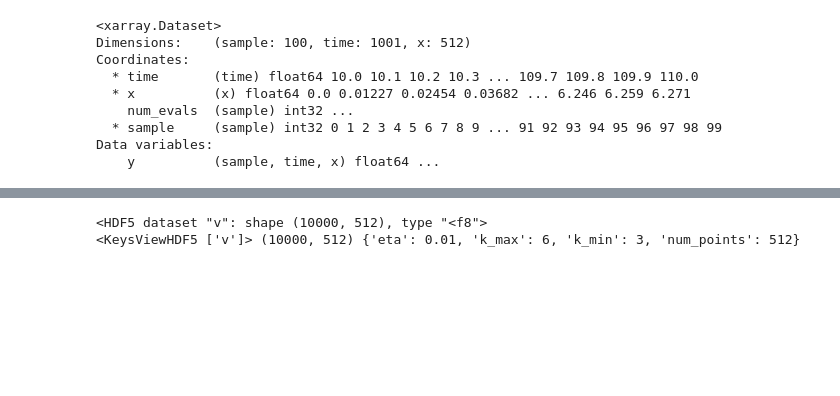
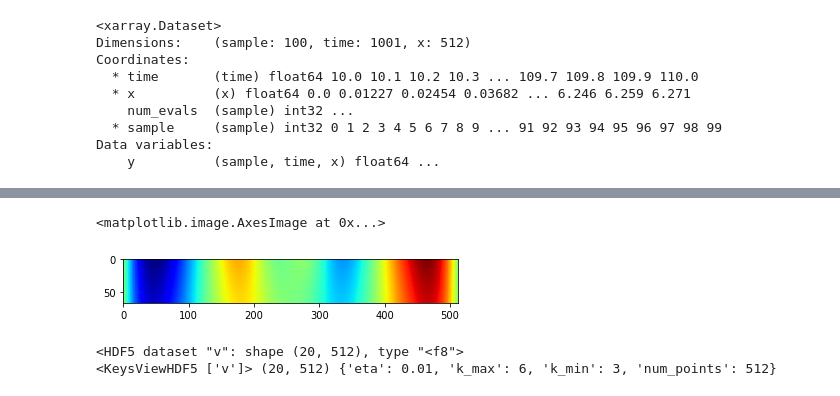
Before and after one commit to mengcz13/data-driven-discretization-1d, a Jupyter notebook: notebooks/check_data.ipynb, the cells around one changed output, grey strips where cells are left out. Cells and saved outputs as stored; diff of their text form; code cells hidden in the pictures; blank space fills up the shorter version.

```diff
--- a/notebooks/check_data.ipynb
+++ b/notebooks/check_data.ipynb
@@ -13,3 +13,6 @@ Coordinates:
   * sample     (sample) int32 0 1 2 3 4 5 6 7 8 9 ... 91 92 93 94 95 96 97 98 99
 Data variables:
     y          (sample, time, x) float64 ...
+# %%
+reference = xarray.open_dataset('../data/piml/burgers_t4_test.nc')
+reference
@@ -16,11 +29,16 @@ Data variables:
+# %%
+plt.imshow(reference['y'][0][:, :], cmap='jet')
+# %% [output]
+<matplotlib.image.AxesImage at 0x...>
+[figure, added]
 # %%
 from pde_superresolution import utils
 
-with utils.read_h5py('../data/burgers.h5') as f:
+with utils.read_h5py('../data/debug_training_2.h5') as f:
     print(f['v'])
     snapshots = f['v'][...]
     equation_kwargs = {k: v.item() for k, v in f.attrs.items()}
     print(f.keys(), snapshots.shape, equation_kwargs)
 # %% [output]
-<HDF5 dataset "v": shape (10000, 512), type "<f8">
-<KeysViewHDF5 ['v']> (10000, 512) {'eta': 0.01, 'k_max': 6, 'k_min': 3, 'num_points': 512}
+<HDF5 dataset "v": shape (20, 512), type "<f8">
+<KeysViewHDF5 ['v']> (20, 512) {'eta': 0.01, 'k_max': 6, 'k_min': 3, 'num_points': 512}
```
Also changed, not shown: parts of 12 cells of this notebook, 5 other files.
